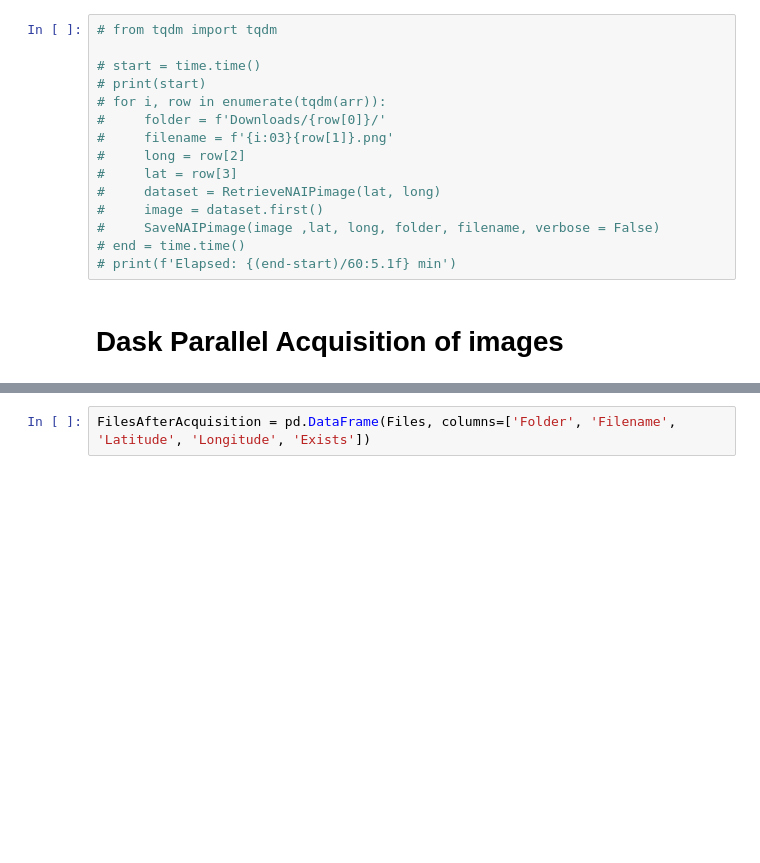
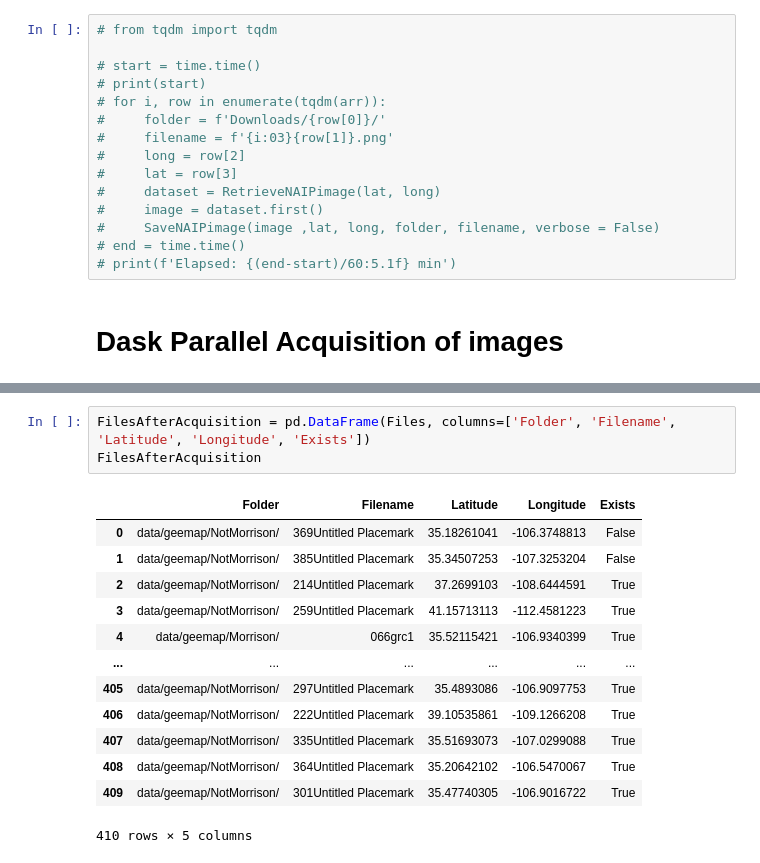
Before and after one commit to IntelSoftware/Jurassic, a Jupyter notebook: USDA_NAIP_DOQQ sucesful image store.ipynb, the cells around one changed output, grey strips where cells are left out. Cells and saved outputs as stored; diff of their text form; blank space fills up the shorter version.

```diff
--- a/USDA_NAIP_DOQQ sucesful image store.ipynb
+++ b/USDA_NAIP_DOQQ sucesful image store.ipynb
@@ -316,5 +302,20 @@ array([['Downloads/Morrison/', '085nwnm04', '36.66582774',
 # %%
 FilesAfterAcquisition = pd.DataFrame(Files, columns=['Folder', 'Filename', 'Latitude', 'Longitude', 'Exists'])
+FilesAfterAcquisition
+# %% [output]
+|  | Folder | Filename | Latitude | Longitude | Exists |
+| 0 | data/geemap/NotMorrison/ | 369Untitled Placemark | 35.18261041 | -106.3748813 | False |
+| 1 | data/geemap/NotMorrison/ | 385Untitled Placemark | 35.34507253 | -107.3253204 | False |
+| 2 | data/geemap/NotMorrison/ | 214Untitled Placemark | 37.2699103 | -108.6444591 | True |
+| 3 | data/geemap/NotMorrison/ | 259Untitled Placemark | 41.15713113 | -112.4581223 | True |
+| 4 | data/geemap/Morrison/ | 066grc1 | 35.52115421 | -106.9340399 | True |
+| ... | ... | ... | ... | ... | ... |
+| 405 | data/geemap/NotMorrison/ | 297Untitled Placemark | 35.4893086 | -106.9097753 | True |
+| 406 | data/geemap/NotMorrison/ | 222Untitled Placemark | 39.10535861 | -109.1266208 | True |
+| 407 | data/geemap/NotMorrison/ | 335Untitled Placemark | 35.51693073 | -107.0299088 | True |
+| 408 | data/geemap/NotMorrison/ | 364Untitled Placemark | 35.20642102 | -106.5470067 | True |
+| 409 | data/geemap/NotMorrison/ | 301Untitled Placemark | 35.47740305 | -106.9016722 | True |
+410 rows × 5 columns
 # %%
 FilesAfterAcquisition[ (FilesAfterAcquisition['Exists'] == 'True')].to_csv('FilesAfterAcquisition.csv')
 FilesAfterAcquisition[ (FilesAfterAcquisition['Exists'] == 'False')].to_csv('FilesFailedAcquisition.csv')
```
Also changed, not shown: parts of 12 cells of this notebook, 15 other files.
